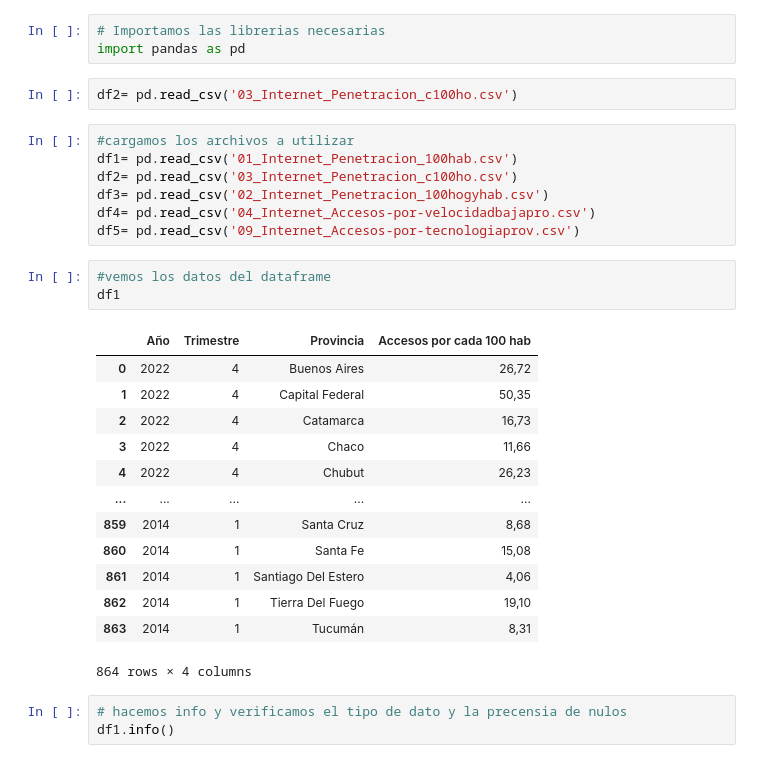
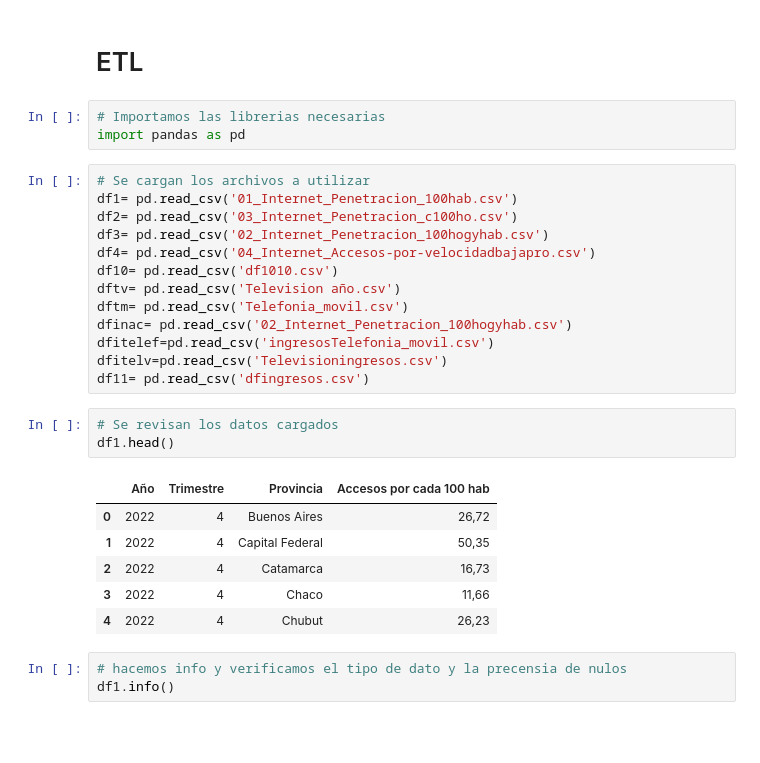
Before and after one commit to rafaelalvarez702/Telecomunicaciones, a Jupyter notebook: ETL.ipynb, the cells around one changed output. Cells and saved outputs as stored; diff of their text form; blank space fills up the shorter version.

```diff
--- a/ETL.ipynb
+++ b/ETL.ipynb
@@ -1,32 +1,31 @@
+# %% [markdown]
+# ETL #
 # %%
 # Importamos las librerias necesarias
 import pandas as pd
-# %%
-df2= pd.read_csv('03_Internet_Penetracion_c100ho.csv')
 # %%
-#cargamos los archivos a utilizar
+# Se cargan los archivos a utilizar
 df1= pd.read_csv('01_Internet_Penetracion_100hab.csv')
 df2= pd.read_csv('03_Internet_Penetracion_c100ho.csv')
 df3= pd.read_csv('02_Internet_Penetracion_100hogyhab.csv')
 df4= pd.read_csv('04_Internet_Accesos-por-velocidadbajapro.csv')
-df5= pd.read_csv('09_Internet_Accesos-por-tecnologiaprov.csv')
+df10= pd.read_csv('df1010.csv')
+dftv= pd.read_csv('Television año.csv')
+dftm= pd.read_csv('Telefonia_movil.csv')
+dfinac= pd.read_csv('02_Internet_Penetracion_100hogyhab.csv')
+dfitelef=pd.read_csv('ingresosTelefonia_movil.csv')
+dfitelv=pd.read_csv('Televisioningresos.csv')
+df11= pd.read_csv('dfingresos.csv')
 # %%
-#vemos los datos del dataframe
-df1
+# Se revisan los datos cargados
+df1.head()
 # %% [output]
 |  | Año | Trimestre | Provincia | Accesos por cada 100 hab |
 | 0 | 2022 | 4 | Buenos Aires | 26,72 |
 | 1 | 2022 | 4 | Capital Federal | 50,35 |
 | 2 | 2022 | 4 | Catamarca | 16,73 |
 | 3 | 2022 | 4 | Chaco | 11,66 |
 | 4 | 2022 | 4 | Chubut | 26,23 |
-| ... | ... | ... | ... | ... |
-| 859 | 2014 | 1 | Santa Cruz | 8,68 |
-| 860 | 2014 | 1 | Santa Fe | 15,08 |
-| 861 | 2014 | 1 | Santiago Del Estero | 4,06 |
-| 862 | 2014 | 1 | Tierra Del Fuego | 19,10 |
-| 863 | 2014 | 1 | Tucumán | 8,31 |
-864 rows × 4 columns
 # %%
 # hacemos info y verificamos el tipo de dato y la precensia de nulos
 df1.info()
```
Also changed, not shown: parts of 103 cells of this notebook, 4 other files.
